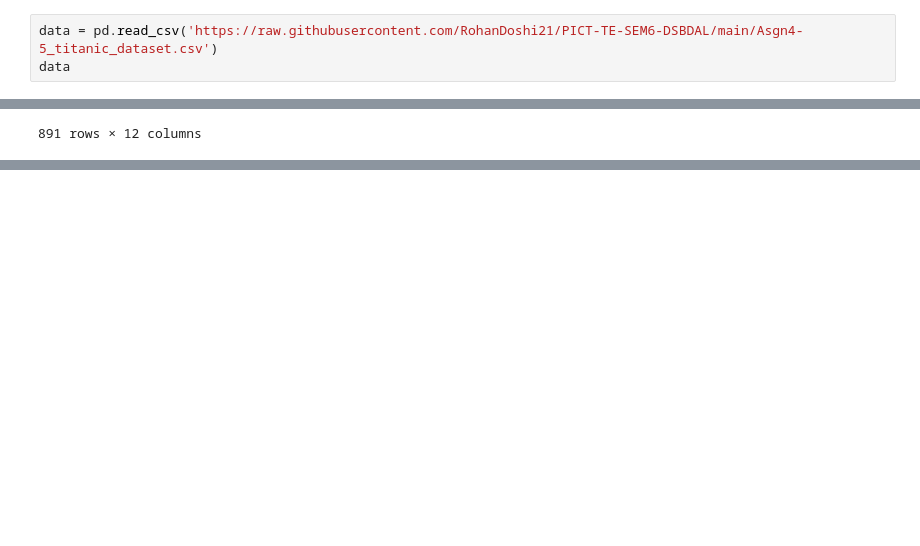
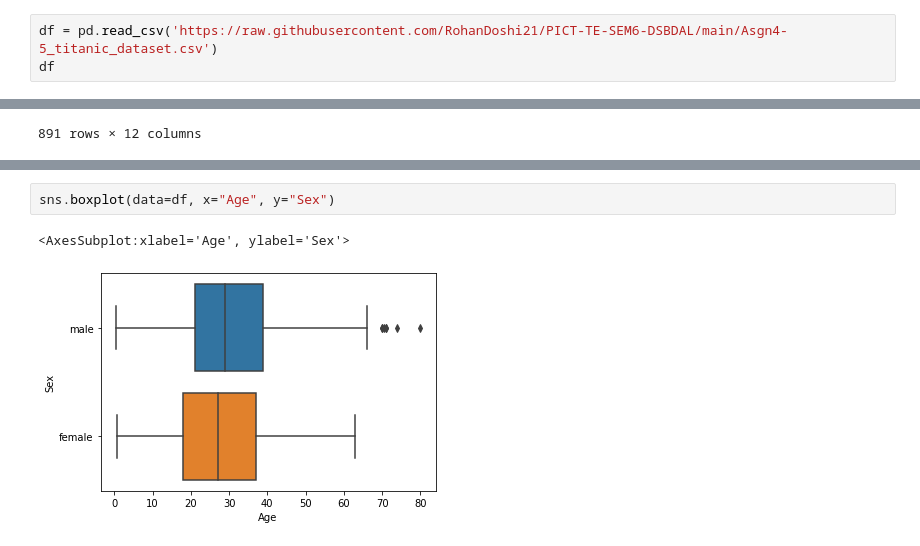
Before and after one commit to RohanDoshi21/PICT-TE-SEM6-DSBDAL, a Jupyter notebook: Assignment5.ipynb, the cells around one changed output, grey strips where cells are left out. Saved outputs shown, nothing was run; the diff lists cells and outputs as text; blank space fills up the shorter version.

```diff
--- a/Assignment5.ipynb
+++ b/Assignment5.ipynb
@@ -5,8 +5,8 @@ import pandas as pd
 import matplotlib.pyplot as plt
 import seaborn as sns
 # %%
-data = pd.read_csv('https://raw.githubusercontent.com/RohanDoshi21/PICT-TE-SEM6-DSBDAL/main/Asgn4-5_titanic_dataset.csv')
-data
+df = pd.read_csv('https://raw.githubusercontent.com/RohanDoshi21/PICT-TE-SEM6-DSBDAL/main/Asgn4-5_titanic_dataset.csv')
+df
 # %% [output]
 |  | PassengerId | Survived | Pclass | Name | Sex | Age | SibSp | Parch | Ticket | Fare | ... |
 | 0 | 1 | 0 | 3 | Braund, Mr. Owen Harris | male | 22.0 | 1 | 0 | A/5 21171 | 7.2500 | ... |
@@ -31,3 +31,8 @@ sns.boxplot(x="Sex", y="Pclass", hue="Survived", data=data)
 # %% [output]
 <AxesSubplot:xlabel='Sex', ylabel='Pclass'>
 [figure]
+# %%
+sns.boxplot(data=df, x="Age", y="Sex")
+# %% [output]
+<AxesSubplot:xlabel='Age', ylabel='Sex'>
+[figure, added]
```
Also changed, not shown: parts of 4 cells of this notebook.
